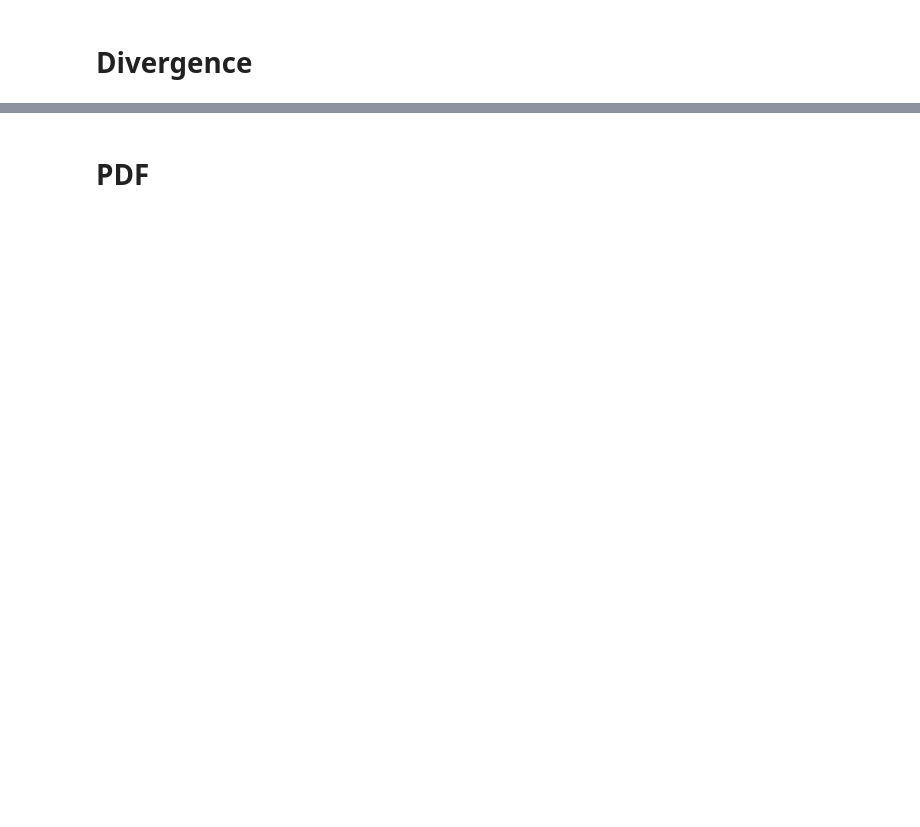
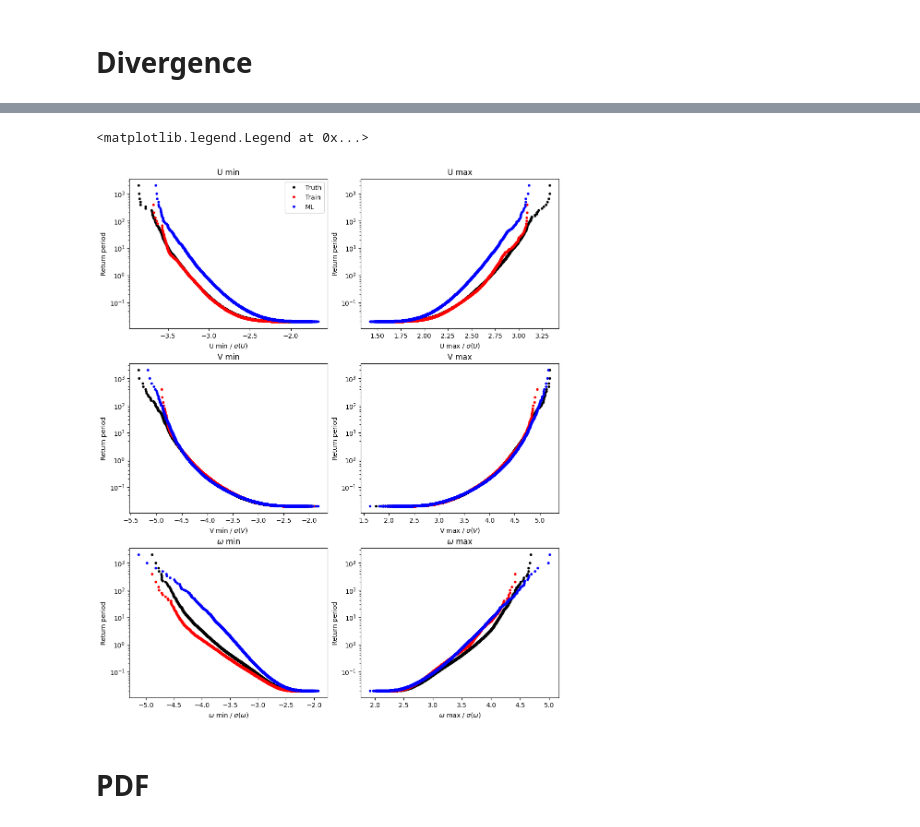
Before and after one commit to acasch2/SSL-for-2D-Turbulence, a Jupyter notebook: eval/plot.ipynb, the cells around one changed output, grey strips where cells are left out. Saved outputs shown, nothing was run; the diff lists cells and outputs as text; code cells hidden in the pictures; blank space fills up the shorter version.

```diff
--- a/eval/plot.ipynb
+++ b/eval/plot.ipynb
@@ -169,3 +180,82 @@ plt.savefig(plt_save_dir + '/div.png', dpi=600)
+# %%
+def empirical_return_period(X, dt=1):
+    """Get empirical return period. Returns 'return_period' and 'data_amplitude';
+    both are used to plot empirical return period."""
+
+    # Empirical return period
+    data_amplitude = np.sort(X)
+    n = len(X)
+    m = np.arange(1, n + 1)
+    cdf_empirical = m / (n + 1)
+    return_period = 1 / (1 - cdf_empirical)
+
+    return return_period*dt, data_amplitude
+
+dt = 0.02
+markersize = 3
+color = ['k', 'r', 'b']
+U_std = 2.34
+V_std = 1.88
+Omega_std = 10.41
+
+fig, axes = plt.subplots(3, 2, figsize=(10, 12), layout='constrained')
+
+for i, analysis_dir_data in enumerate([analysis_dir_truth, analysis_dir_train, analysis_dir_emulate]):
+
+
+    data = np.load(os.path.join(analysis_dir_data, "extremes.npz"))
+
+    U_max = data["U_max"]/U_std
+    V_max = data["V_max"]/V_std
+    Omega_max = data["Omega_max"]/Omega_std
+
+    U_min = data["U_min"]/U_std
+    V_min = data["V_min"]/V_std
+    Omega_min = data["Omega_min"]/Omega_std
+
+    U_max_return_period, U_amplitude_max = empirical_return_period(U_max, dt=dt)
+    V_max_return_period, V_amplitude_max = empirical_return_period(V_max, dt=dt)
+    Omega_max_return_period, Omega_amplitude_max = empirical_return_period(Omega_max, dt=dt)
+
+    U_min_return_period, U_amplitude_min = empirical_return_period(np.abs(U_min), dt=dt)
+    V_min_return_period, V_amplitude_min = empirical_return_period(np.abs(V_min), dt=dt)
+    Omega_min_return_period, Omega_amplitude_min = empirical_return_period(np.abs(Omega_min), dt=dt)
+
+
+    axes[0,0].semilogy(-U_amplitude_min, U_min_return_period, 'o' + color[i],  markersize=markersize)
+    axes[0,0].set_title('U min')
+    axes[0,0].set_ylabel('Return period')
+    axes[0,0].set_xlabel(rf'U min / $\sigma(U)$')
+
+    axes[0,1].semilogy(U_amplitude_max, U_max_return_period, 'o' + color[i],  markersize=markersize)
+    axes[0,1].set_title('U max')
+    axes[0,1].set_ylabel('Return period')
+    axes[0,1].set_xlabel(rf'U max / $\sigma(U)$')
+
+    axes[1,0].semilogy(-V_amplitude_min, V_min_return_period, 'o' + color[i],  markersize=markersize)
+    axes[1,0].set_title('V min')
+    axes[1,0].set_ylabel('Return period')
+    axes[1,0].set_xlabel(rf'V min / $\sigma(V)$')
+
+    axes[1,1].semilogy(V_amplitude_max, V_max_return_period, 'o' + color[i],  markersize=markersize)
+    axes[1,1].set_title('V max')
+    axes[1,1].set_ylabel('Return period')
+    axes[1,1].set_xlabel(rf'V max / $\sigma(V)$')
+
+    axes[2,0].semilogy(-Omega_amplitude_min, Omega_min_return_period, 'o' + color[i],  markersize=markersize)
+    axes[2,0].set_title(rf'$\omega$ min')
+    axes[2,0].set_ylabel('Return period')
+    axes[2,0].set_xlabel(rf'$\omega$ min / $\sigma(\omega)$')
+
+    axes[2,1].semilogy(Omega_amplitude_max, Omega_max_return_period, 'o' + color[i],  markersize=markersize)
+    axes[2,1].set_title(rf'$\omega$ max')
+    axes[2,1].set_ylabel('Return period')
+    axes[2,1].set_xlabel(rf'$\omega$ max / $\sigma(\omega)$')
+
+axes[0,0].legend(['Truth', 'Train', 'ML'])
+# %% [output]
+<matplotlib.legend.Legend at 0x...>
+[figure, added]
 # %% [markdown]
 # PDF
 # %%
```
Also changed, not shown: parts of 6 cells of this notebook.
